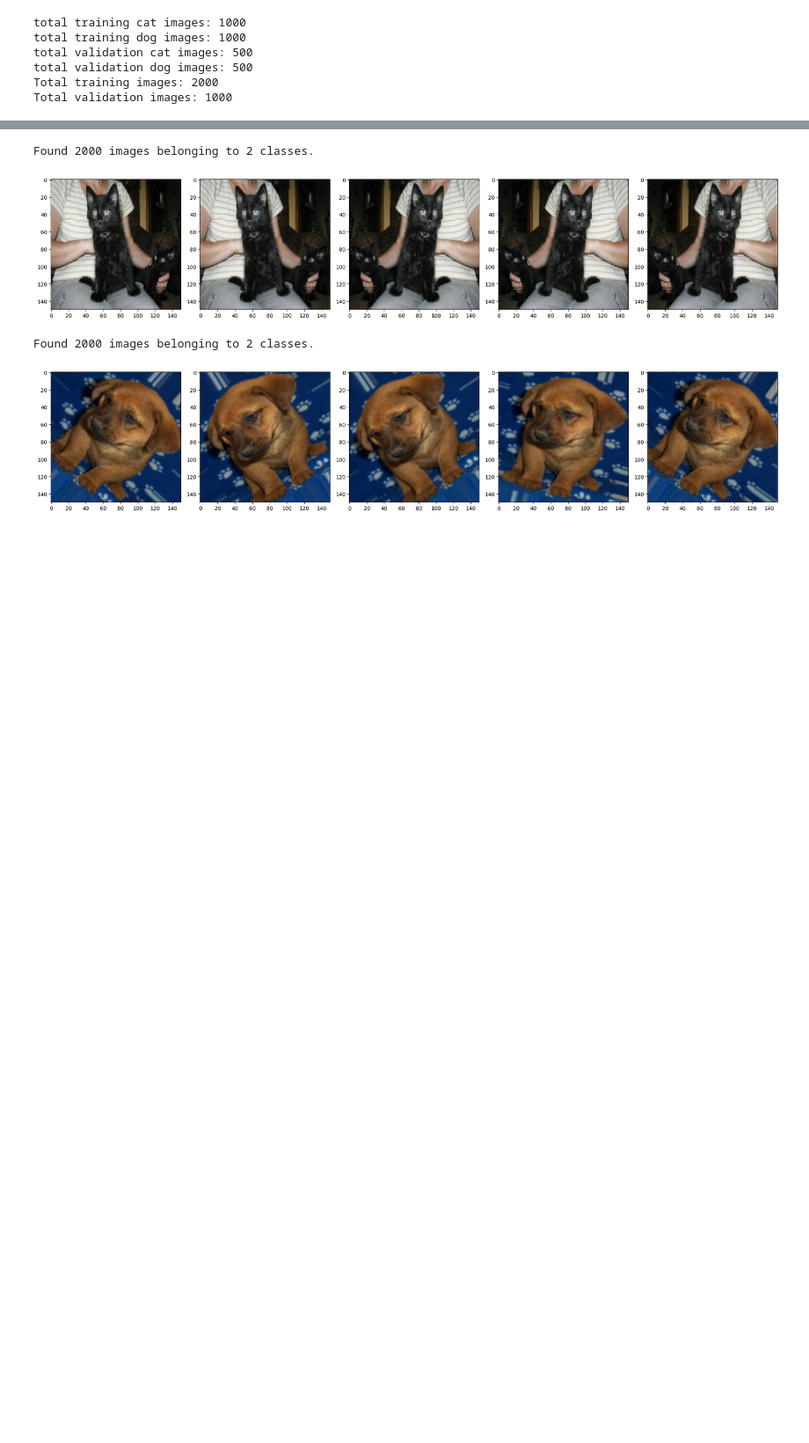
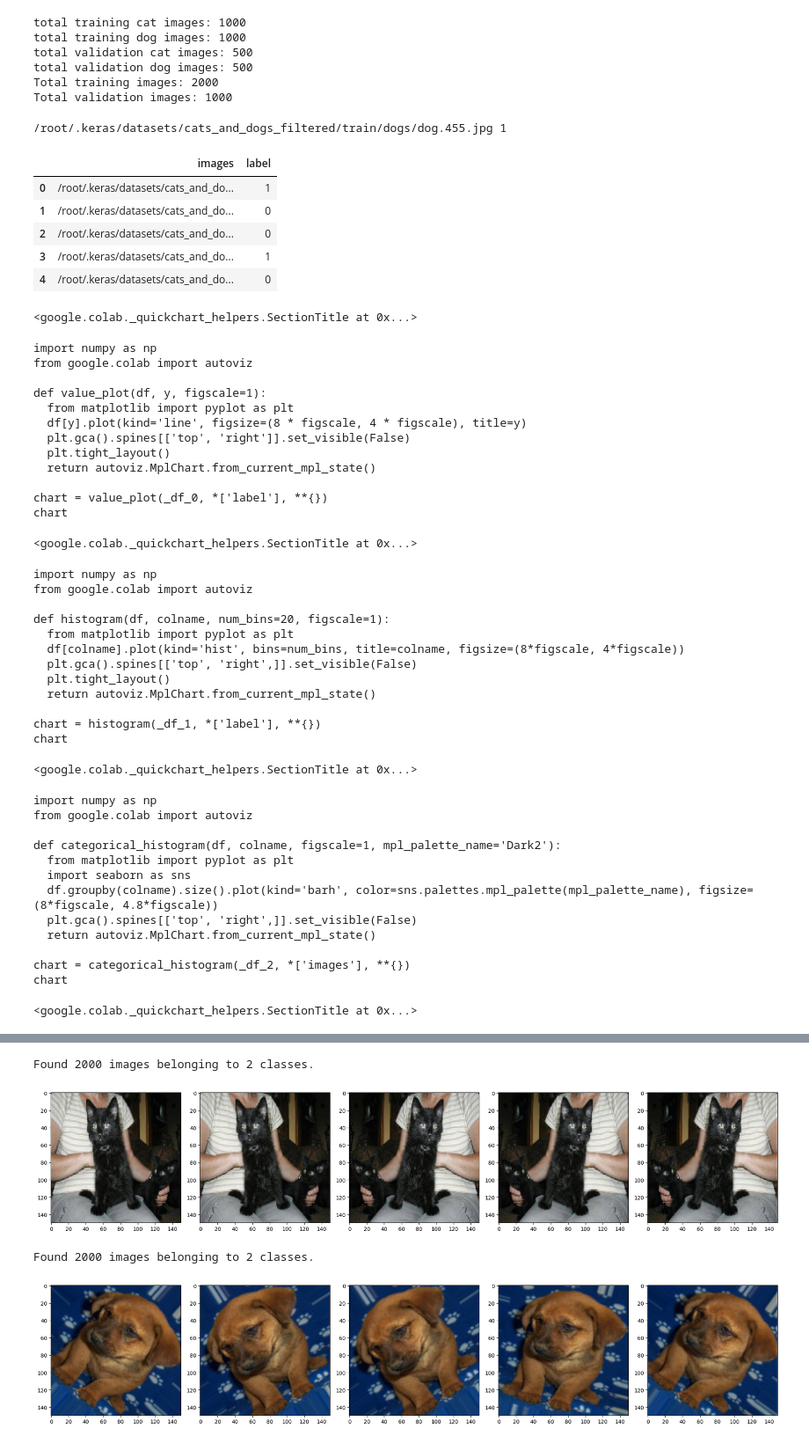
Before and after one commit to it-is-nidah/dogs-vs-cats, a Jupyter notebook: Dogs_vs_Cats_Redux.ipynb, the cells around one changed output, grey strips where cells are left out. Shown at 88% size. Saved outputs shown, nothing was run; the diff lists cells and outputs as text; code cells hidden in the pictures; blank space fills up the shorter version.

```diff
--- a/Dogs_vs_Cats_Redux.ipynb
+++ b/Dogs_vs_Cats_Redux.ipynb
@@ -49,3 +56,70 @@ total validation cat images: 500
 total validation dog images: 500
 Total training images: 2000
 Total validation images: 1000
+# %%
+input_path = []
+label = []
+
+for class_name in os.listdir(train_dir):
+    for path in os.listdir(train_dogs_dir):
+        if class_name == 'cats':
+            label.append(0)
+        else:
+            label.append(1)
+        input_path.append(os.path.join(train_dir, class_name, path))
+print(input_path[0], label[0])
+# %% [output]
+/root/.keras/datasets/cats_and_dogs_filtered/train/dogs/dog.455.jpg 1
+# %%
+df = pd.DataFrame()
+df['images'] = input_path
+df['label'] = label
+df = df.sample(frac=1).reset_index(drop=True)
+df.head()
+# %% [output]
+|  | images | label |
+| 0 | /root/.keras/datasets/cats_and_do... | 1 |
+| 1 | /root/.keras/datasets/cats_and_do... | 0 |
+| 2 | /root/.keras/datasets/cats_and_do... | 0 |
+| 3 | /root/.keras/datasets/cats_and_do... | 1 |
+| 4 | /root/.keras/datasets/cats_and_do... | 0 |
+<google.colab._quickchart_helpers.SectionTitle at 0x...>
+import numpy as np
+from google.colab import autoviz
+
+def value_plot(df, y, figscale=1):
+  from matplotlib import pyplot as plt
+  df[y].plot(kind='line', figsize=(8 * figscale, 4 * figscale), title=y)
+  plt.gca().spines[['top', 'right']].set_visible(False)
+  plt.tight_layout()
+  return autoviz.MplChart.from_current_mpl_state()
+
+chart = value_plot(_df_0, *['label'], **{})
+chart
+<google.colab._quickchart_helpers.SectionTitle at 0x...>
+import numpy as np
+from google.colab import autoviz
+
+def histogram(df, colname, num_bins=20, figscale=1):
+  from matplotlib import pyplot as plt
+  df[colname].plot(kind='hist', bins=num_bins, title=colname, figsize=(8*figscale, 4*figscale))
+  plt.gca().spines[['top', 'right',]].set_visible(False)
+  plt.tight_layout()
+  return autoviz.MplChart.from_current_mpl_state()
+
+chart = histogram(_df_1, *['label'], **{})
+chart
+<google.colab._quickchart_helpers.SectionTitle at 0x...>
+import numpy as np
+from google.colab import autoviz
+
+def categorical_histogram(df, colname, figscale=1, mpl_palette_name='Dark2'):
+  from matplotlib import pyplot as plt
+  import seaborn as sns
+  df.groupby(colname).size().plot(kind='barh', color=sns.palettes.mpl_palette(mpl_palette_name), figsize=(8*figscale, 4.8*figscale))
+  plt.gca().spines[['top', 'right',]].set_visible(False)
+  return autoviz.MplChart.from_current_mpl_state()
+
+chart = categorical_histogram(_df_2, *['images'], **{})
+chart
+<google.colab._quickchart_helpers.SectionTitle at 0x...>
```
Also changed, not shown: parts of 14 cells of this notebook.
